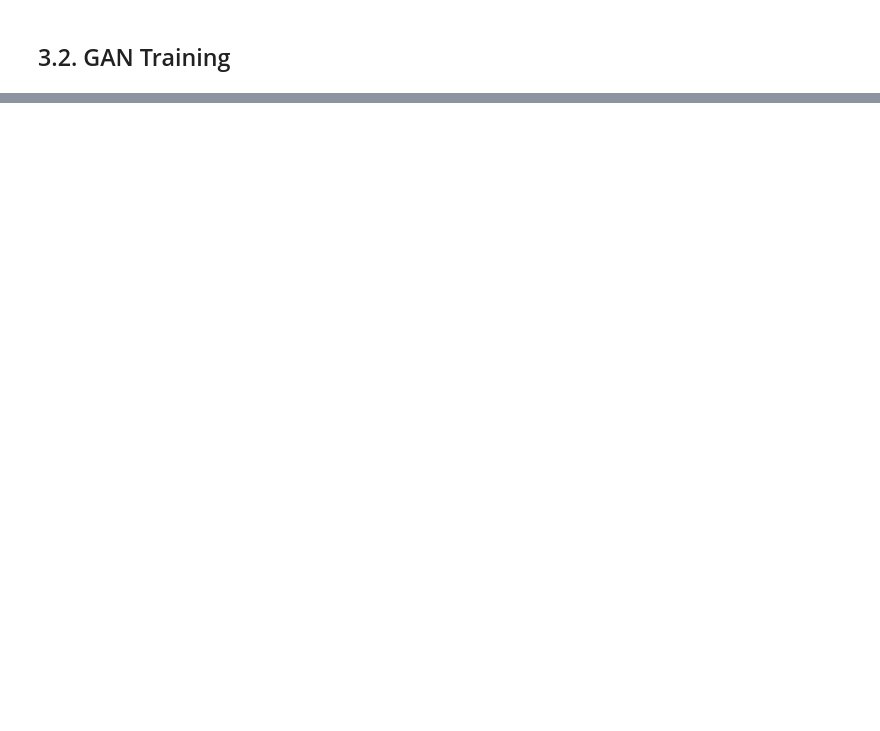
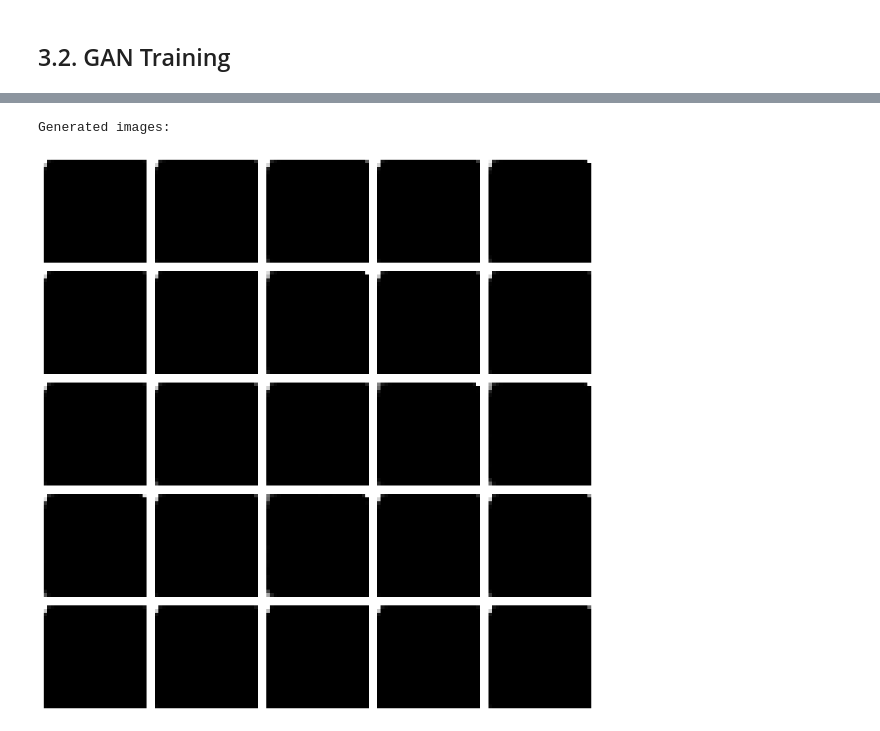
Before and after one commit to minh-trancong/quickdraw-gan-vae, a Jupyter notebook: quickdraw_gan_vae.ipynb, the cells around one changed output, grey strips where cells are left out. Saved outputs shown, nothing was run; the diff lists cells and outputs as text; code cells hidden in the pictures; blank space fills up the shorter version.

```diff
--- a/quickdraw_gan_vae.ipynb
+++ b/quickdraw_gan_vae.ipynb
@@ -452,2 +476,80 @@ ValueError: Attr 'Toutput_types' of 'OptionalFromValue' Op passed list of length
 # %% [markdown]
 ## 3.2. GAN Training
+# %%
+import tensorflow as tf
+from tensorflow import keras
+import numpy as np
+import matplotlib.pyplot as plt
+
+# Load the saved VAE model
+new_vae = keras.models.load_model('trained_vae_model_5epoches.h5',
+                            custom_objects={'VAE': VAE})
+
+def plot_generated_images(model, n=5):
+    # Generate random latent vectors
+    random_latent_points = tf.random.normal(shape=(n * n, LATENT_DIM))
+
+    # Decode them to images
+    generated_images = model.decoder(random_latent_points)
+
+    # Rescale images 0 - 1
+    generated_images = generated_images.numpy()
+
+    # Plot images
+    plt.figure(figsize=(10, 10))
+    for i in range(n * n):
+        plt.subplot(n, n, i + 1)
+        plt.imshow(generated_images[i, :, :, 0], cmap='gray')
+        plt.axis('off')
+    plt.tight_layout()
+    plt.show()
+
+def plot_reconstructed_images(model, x_test, n=5):
+    # Select test images
+    test_images = x_test[:n*n]
+
+    # Encode and decode images
+    encoded = model.encoder(test_images)
+    z = model.sampling(encoded)
+    reconstructed_images = model.decoder(z)
+
+    # Plot original and reconstructed images
+    plt.figure(figsize=(15, 5))
+
+    # Plot original images
+    for i in range(n * n):
+        plt.subplot(2, n*n, i + 1)
+        plt.imshow(test_images[i, :, :, 0], cmap='gray')
+        plt.title('Original')
+        plt.axis('off')
+
+    # Plot reconstructed images
+    for i in range(n * n):
+        plt.subplot(2, n*n, i + n*n + 1)
+        plt.imshow(reconstructed_images[i, :, :, 0], cmap='gray')
+        plt.title('Reconstructed')
+        plt.axis('off')
+
+    plt.tight_layout()
+    plt.show()
+
+# Generate new images
+print("Generated images:")
+plot_generated_images(new_vae)
+
+# Compare original vs reconstructed
+print("\nOriginal vs Reconstructed images:")
+plot_reconstructed_images(new_vae, x_test)
+
+# Check pixel value ranges
+def check_pixel_ranges(images):
+    print(f"Min pixel value: {images.numpy().min()}")
+    print(f"Max pixel value: {images.numpy().max()}")
+    print(f"Mean pixel value: {images.numpy().mean()}")
+
+# Generate some images and check their pixel ranges
+random_latent_points = tf.random.normal(shape=(10, LATENT_DIM))
+generated_images = new_vae.decoder(random_latent_points)
+print("\nPixel value ranges for generated images:")
+check_pixel_ranges(generated_images)
+# %% [output]
@@ -453,0 +557,2 @@ ValueError: Attr 'Toutput_types' of 'OptionalFromValue' Op passed list of length
+Generated images:
+[figure, added]
```
Also changed, not shown: parts of 6 cells of this notebook, 3 other files.
